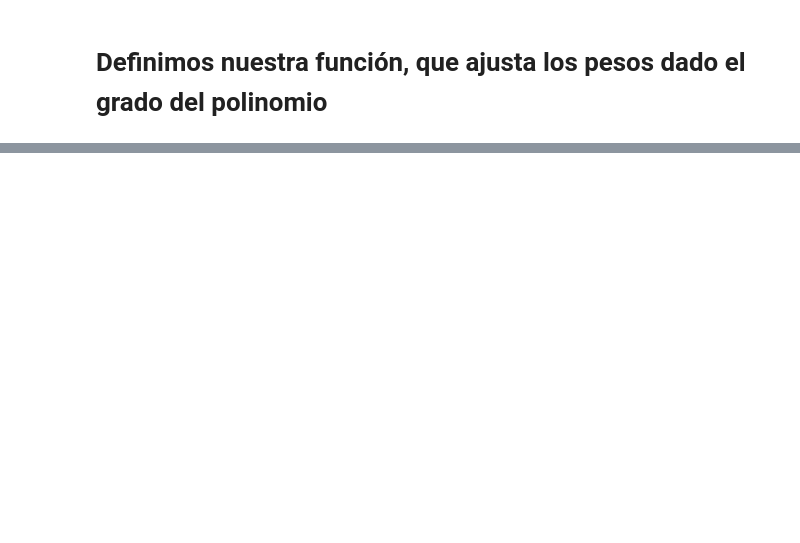
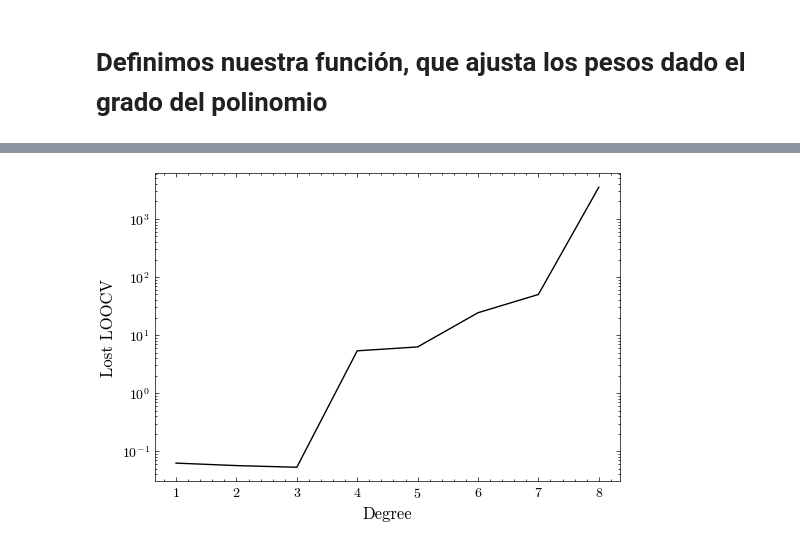
Before and after one commit to DCI-alxogm/ml2023-PotterSR, a Jupyter notebook: Ago25-26/Tarea3.ipynb, the cells around one changed output, grey strips where cells are left out. Saved outputs shown, nothing was run; the diff lists cells and outputs as text; code cells hidden in the pictures; blank space fills up the shorter version.

```diff
--- a/Ago25-26/Tarea3.ipynb
+++ b/Ago25-26/Tarea3.ipynb
@@ -57,0 +79,41 @@ def poly(coeficients, x):
+# %%
+#Leave-One-Out-Croos-Validation
+
+def leave_one_out_cross_validation(x, y, n):
+    #Definimos el número de samples, que tomaremos
+    #Este caso k = N
+    samples = len(x)
+    total_cost = 0
+
+    for i in range(samples):
+       #Tomamos un dato para validar nuestro modelo
+       x_val = x[i]
+       y_val = y[i]
+
+       #Tomamos el resto del dataset, para poder entrenar nuestro modelo
+       x_train = np.delete(x, i)
+       y_train = np.delete(y, i)
+
+       #"Entrenamos" el modelo
+       w_aux = weight_model(x_train, y_train, n)
+
+       #Calculomos su cost validation
+       cost = cost_validation(x_val, y_val, w_aux)
+       #Sumamos los costos
+       total_cost += cost
+
+
+    return total_cost/samples
+# %%
+degree = 8
+degrees = np.arange(1,degree+1)
+
+loocv = [leave_one_out_cross_validation(x, y, i) for i in range(1,degree+1)]
+
+fig = plt.figure(figsize=(6, 4))
+plt.plot(degrees, loocv, 'k')
+plt.yscale('log')
+plt.xlabel('Degree', fontsize= 12)
+plt.ylabel('Lost LOOCV', fontsize= 12);
+# %% [output]
+[figure, added]
```
Also changed, not shown: parts of 5 cells of this notebook.
